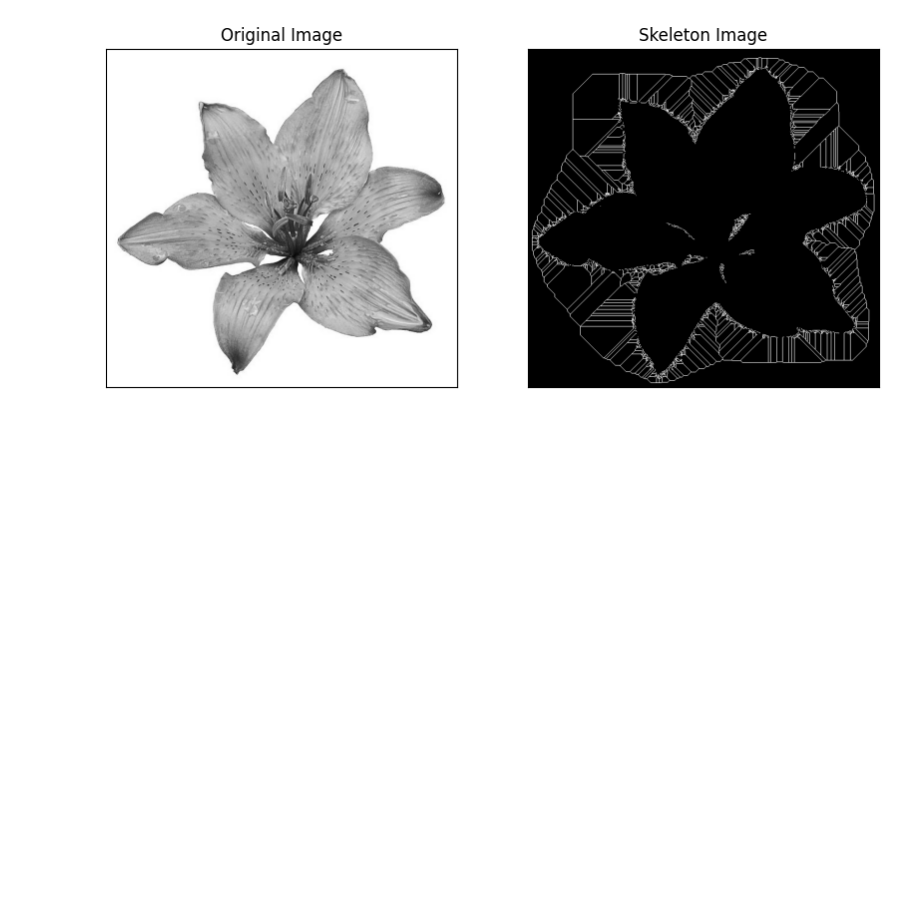
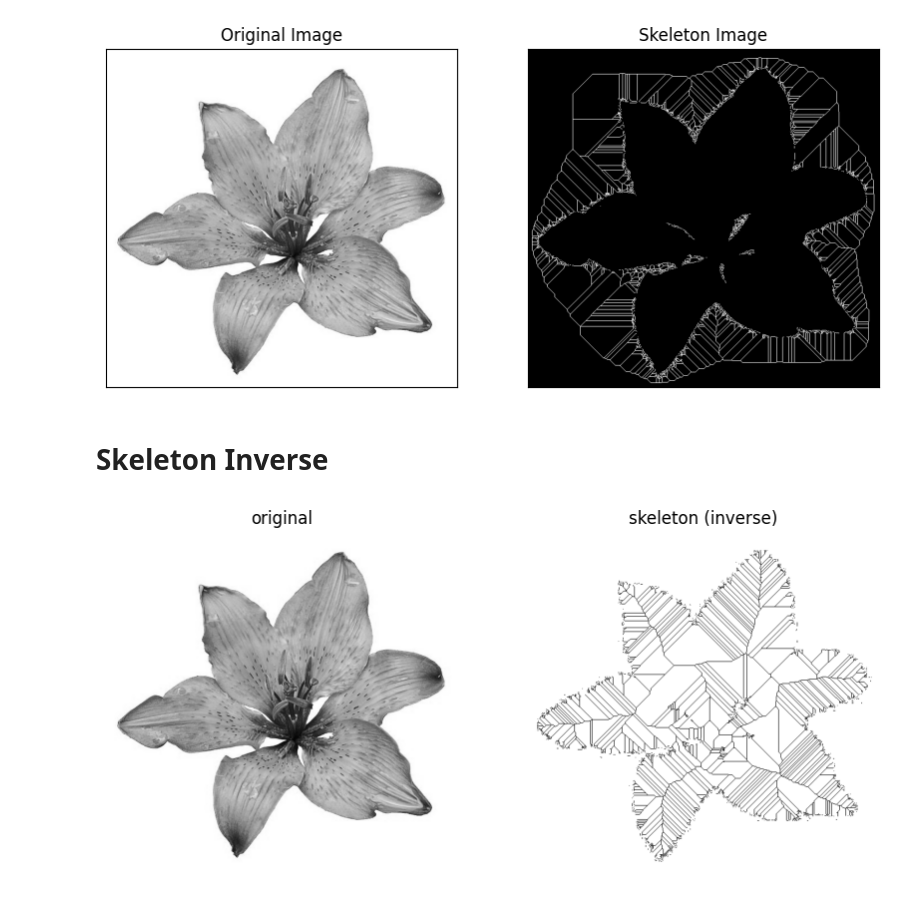
Before and after one commit to soulqan/PCVK_GANJIL_2025, a Jupyter notebook: Week10.ipynb, the cells around one changed output. Saved outputs shown, nothing was run; the diff lists cells and outputs as text; code cells hidden in the pictures; blank space fills up the shorter version.

```diff
--- a/Week10.ipynb
+++ b/Week10.ipynb
@@ -370,3 +370,30 @@ plt.title('Skeleton Image'), plt.xticks([]), plt.yticks([])
 plt.show()
 # %% [output]
 [figure]
+# %% [markdown]
+# Skeleton Inverse
+# %%
+from skimage import io
+from skimage import filters
+from skimage.morphology import skeletonize
+
+# Load gambar
+img = io.imread('/content/drive/MyDrive/images/lily.jpg', as_gray=True)
+
+# Thresholding (inverse, objek hitam jadi True)
+binary = img < filters.threshold_triangle(img)
+
+# Skeletonize
+skeleton = skeletonize(binary)
+
+# Tampilkan hasil
+fig, ax = plt.subplots(1, 2, figsize=(10, 5))
+ax[0].imshow(img, cmap='gray')
+ax[0].set_title('original')
+ax[0].axis('off')
+ax[1].imshow(skeleton, cmap='gray_r') # Colormap dibalik
+ax[1].set_title('skeleton (inverse)')
+ax[1].axis('off')
+plt.show()
+# %% [output]
+[figure, added]
```
Also changed, not shown: parts of 2 cells of this notebook.
